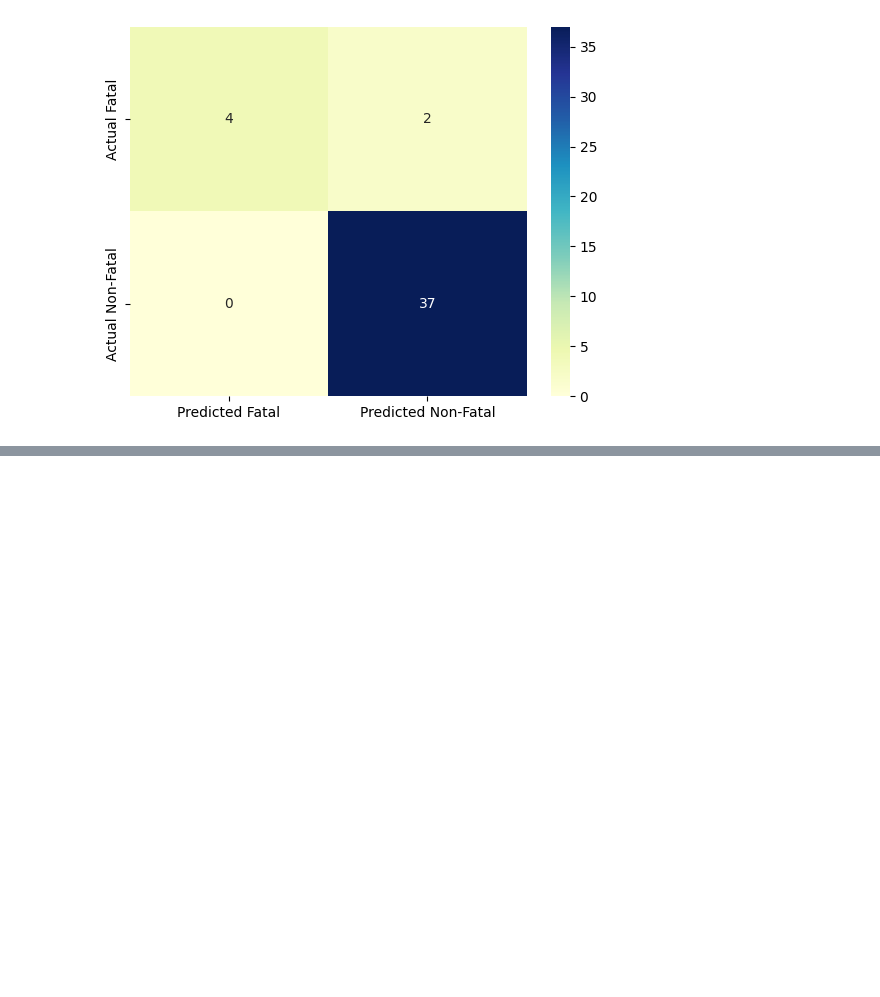
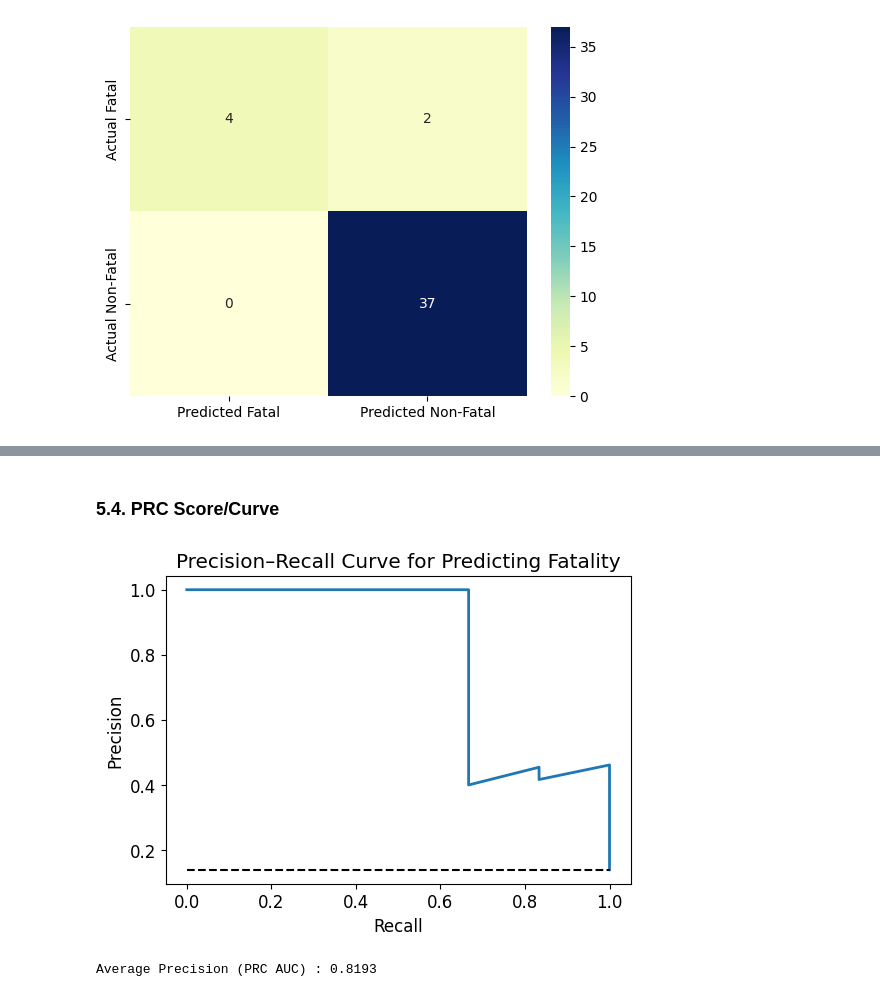
Before and after one commit to michael-vella/ics5110-assignment, a Jupyter notebook: notebooks/final/3a_SVM_MVELLA.ipynb, the cells around one changed output, grey strips where cells are left out. Saved outputs shown, nothing was run; the diff lists cells and outputs as text; code cells hidden in the pictures; blank space fills up the shorter version.

```diff
--- a/notebooks/final/3a_SVM_MVELLA.ipynb
+++ b/notebooks/final/3a_SVM_MVELLA.ipynb
@@ -402,0 +513,19 @@ ROC AUC : 0.8333
+# %% [markdown]
+### 5.4. PRC Score/Curve
+# %%
+precision, recall, thresholds = precision_recall_curve(y_test, y_scores)
+
+plt.figure(figsize=(6,4))
+plt.plot(recall, precision, linewidth=2)
+plt.plot([0,1], [y_test.mean(), y_test.mean()], 'k--')  # baseline
+plt.rcParams['font.size'] = 12
+plt.title('Precision–Recall Curve for Predicting Fatality')
+plt.xlabel('Recall')
+plt.ylabel('Precision')
+plt.show()
+
+AP = average_precision_score(y_test, y_scores)
+print('Average Precision (PRC AUC) : {:.4f}'.format(AP))
+# %% [output]
+[figure, added]
+Average Precision (PRC AUC) : 0.8193
```
Also changed, not shown: parts of 39 cells of this notebook.
